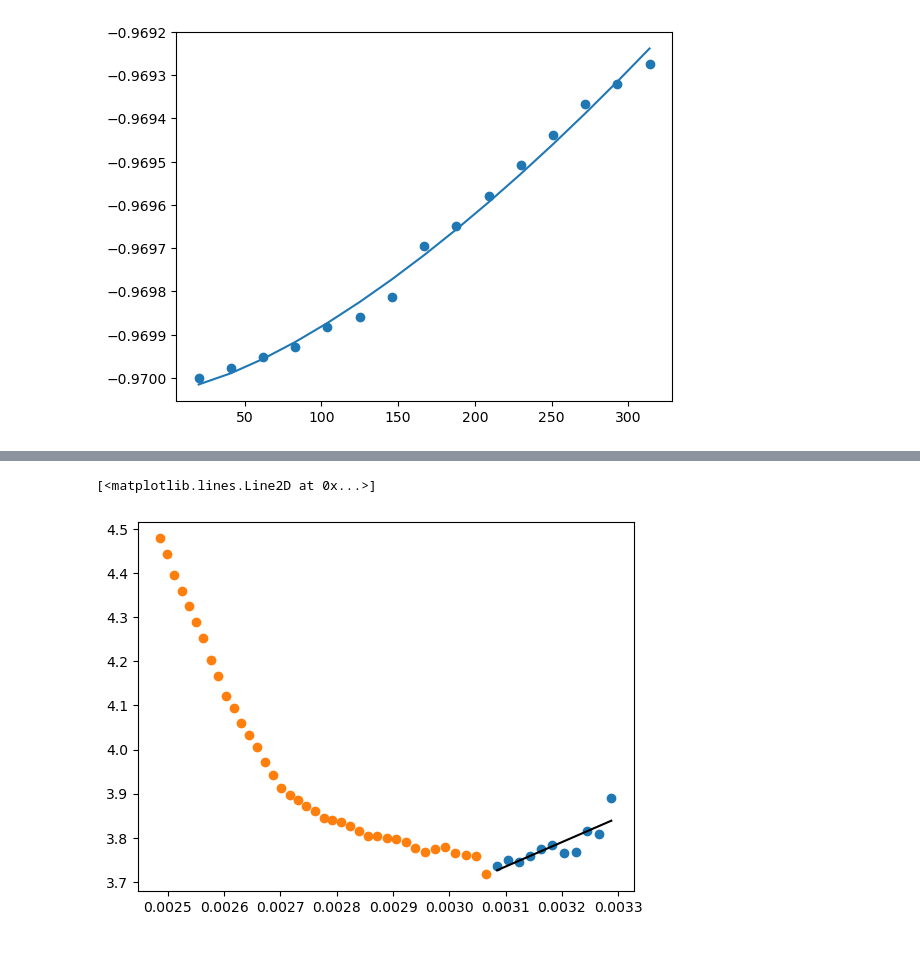
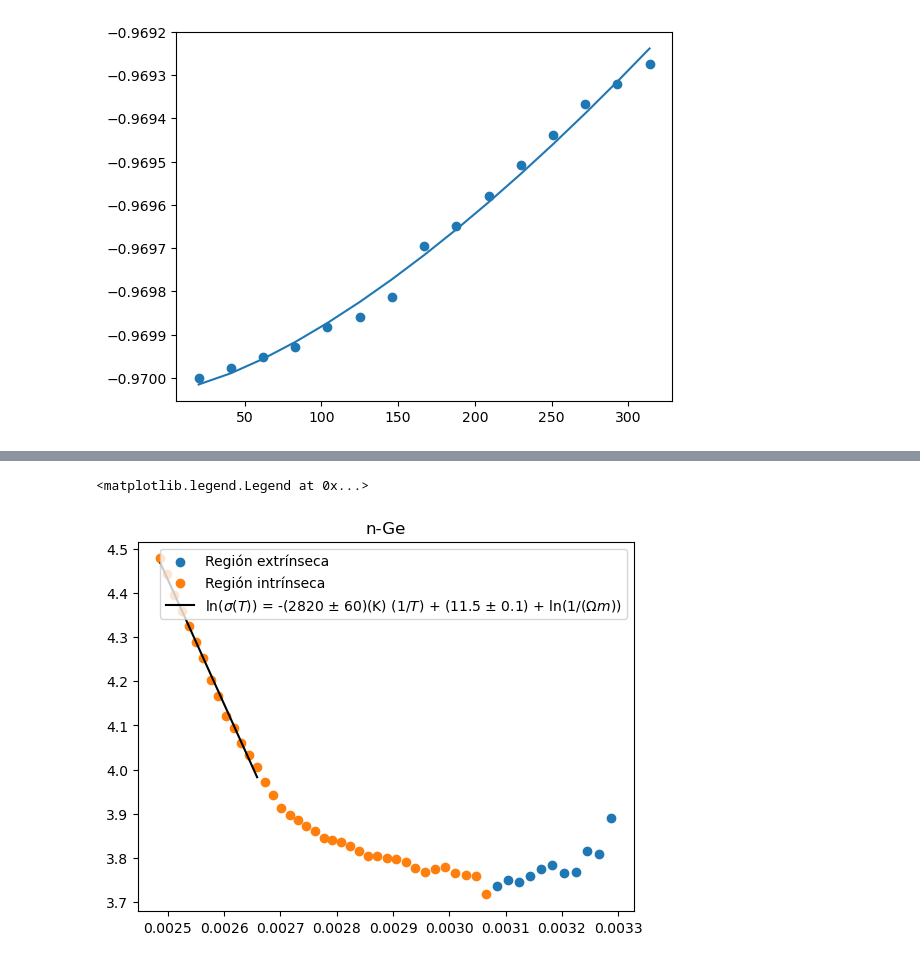
Before and after one commit to QuantumPower4/LabIntermedio2024-2, a Jupyter notebook: Efecto Hall/EfectoHall.ipynb, the cells around one changed output, grey strips where cells are left out. Cells and saved outputs as stored; diff of their text form; code cells hidden in the pictures.

```diff
--- a/Efecto Hall/EfectoHall.ipynb
+++ b/Efecto Hall/EfectoHall.ipynb
@@ -735,4 +763,4 @@ log_sigma_T1n = np.log(l/(R1n*At))
 # %%
-popt_fermin1, pcov_fermin1 = curve_fit(linear_function, 1/temp1n[:np.argmax(VL1n)], log_sigma_T1n[:np.argmax(VL1n)])
+popt_fermin1, pcov_fermin1 = curve_fit(linear_function, 1/temp1n[np.argmax(VL1n)+25:], log_sigma_T1n[np.argmax(VL1n)+25:])
 popt_fermin1
 # %% [output]
@@ -740,7 +777,10 @@ array([553.7080802 ,   2.01803104])
 # %%
-plt.scatter(1/temp1n[:np.argmax(VL1n)],log_sigma_T1n[:np.argmax(VL1n)])
-plt.scatter(1/temp1n[np.argmax(VL1n):],log_sigma_T1n[np.argmax(VL1n):])
-plt.plot(1/temp1n[:np.argmax(VL1n)], linear_function(1/temp1n[:np.argmax(VL1n)],*popt_fermin1),color="black")
+plt.scatter(1/temp1n[:np.argmax(VL1n)],log_sigma_T1n[:np.argmax(VL1n)],label="Región extrínseca")
+plt.scatter(1/temp1n[np.argmax(VL1n):],log_sigma_T1n[np.argmax(VL1n):], label="Región intrínseca")
+plt.plot(1/temp1n[np.argmax(VL1n)+25:], linear_function(1/temp1n[np.argmax(VL1n)+25:],*popt_fermin1),color="black",
+label=f'$\ln(\sigma(T))$ = -(2820 ± 60)(K) $(1/T)$ + ({popt_fermin1[1]:.1f} ± {popt_inc_fermin1[1]:.1f}) + $\ln(1/(\Omega m))$')
+plt.title("n-Ge")
+plt.legend()
 # %% [output]
-[<matplotlib.lines.Line2D at 0x...>]
+<matplotlib.legend.Legend at 0x...>
-[figure, old version]
+[figure, new version]
```
Also changed, not shown: parts of 19 cells of this notebook, 1 other file.
